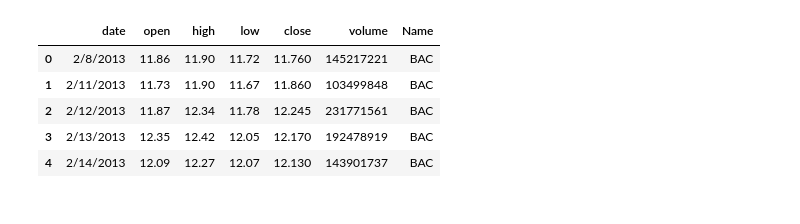
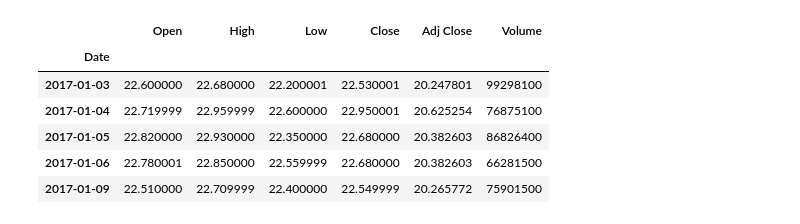
Before and after one commit to 33north/StockAnalysisProject4, a Jupyter notebook: Trml.ipynb, the cells around one changed output. Cells and saved outputs as stored; diff of their text form; code cells hidden in the pictures.

```diff
--- a/Trml.ipynb
+++ b/Trml.ipynb
@@ -23,12 +23,13 @@ from sklearn import linear_model
 # from keras.utils.vis_utils import plot_model
 # %%
 #Get the Dataset
-df=pd.read_csv("BACstock.csv",na_values=['null'],parse_dates=True,infer_datetime_format=True)
+df=pd.read_csv("BAC2016_2022.csv",na_values=['null'],index_col='Date',parse_dates=True,infer_datetime_format=True)
 df.head()
 # %% [output]
-|  | date | open | high | low | close | volume | Name |
-| 0 | 2/8/2013 | 11.86 | 11.90 | 11.72 | 11.760 | 145217221 | BAC |
-| 1 | 2/11/2013 | 11.73 | 11.90 | 11.67 | 11.860 | 103499848 | BAC |
-| 2 | 2/12/2013 | 11.87 | 12.34 | 11.78 | 12.245 | 231771561 | BAC |
-| 3 | 2/13/2013 | 12.35 | 12.42 | 12.05 | 12.170 | 192478919 | BAC |
-| 4 | 2/14/2013 | 12.09 | 12.27 | 12.07 | 12.130 | 143901737 | BAC |
+|  | Open | High | Low | Close | Adj Close | Volume |
+| Date |  |  |  |  |  |  |
+| 2017-01-03 | 22.600000 | 22.680000 | 22.200001 | 22.530001 | 20.247801 | 99298100 |
+| 2017-01-04 | 22.719999 | 22.959999 | 22.600000 | 22.950001 | 20.625254 | 76875100 |
+| 2017-01-05 | 22.820000 | 22.930000 | 22.350000 | 22.680000 | 20.382603 | 86826400 |
+| 2017-01-06 | 22.780001 | 22.850000 | 22.559999 | 22.680000 | 20.382603 | 66281500 |
+| 2017-01-09 | 22.510000 | 22.709999 | 22.400000 | 22.549999 | 20.265772 | 75901500 |
```
Also changed, not shown: parts of 34 cells of this notebook, 6 other files.
